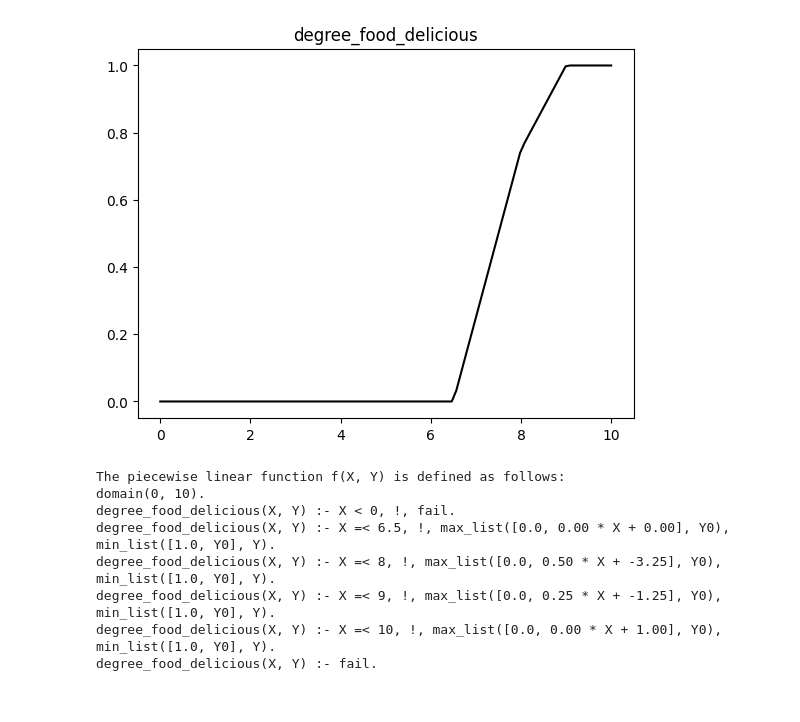
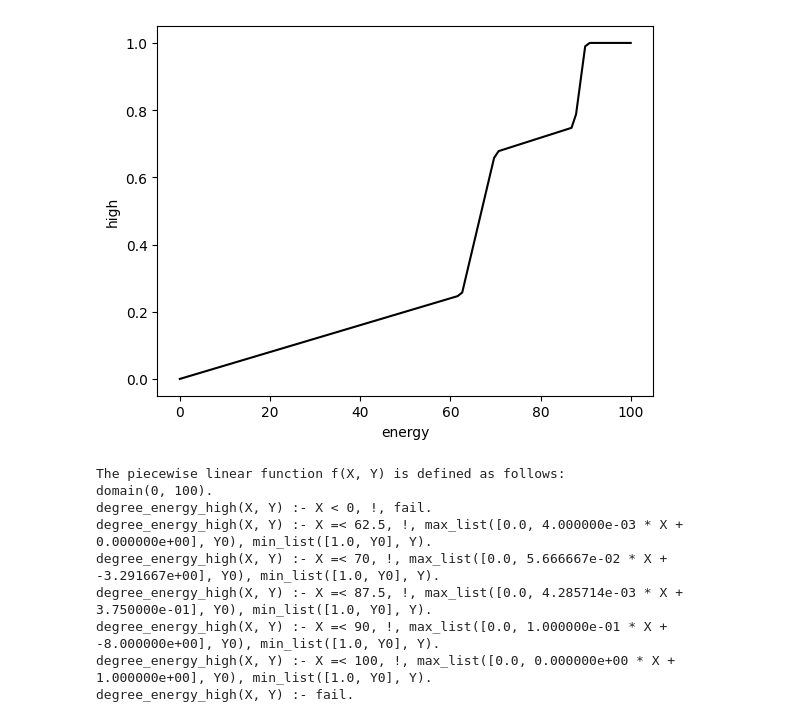
Before and after one commit to fusedbloxxer/ub-g11-krr, a Jupyter notebook: temp/main.ipynb, the cells around one changed output. Cells and saved outputs as stored; diff of their text form; code cells hidden in the pictures.

```diff
--- a/temp/main.ipynb
+++ b/temp/main.ipynb
@@ -119,12 +280,22 @@ degree_food_rancid(X, Y) :- fail.
 # %%
-plot_and_code('degree_food_delicious', [(0, 0), (6.5, 0), (8, 0.75), (9, 1), (10, 1)])
+degree_energy_high_points = [
+  (0, 0),
+  (62.5, 0.25),
+  (70, 0.675),
+  (87.5, 0.75),
+  (90, 1),
+  (100, 1)
+]
+
+plot_and_code('degree_energy_high', degree_energy_high_points)
 # %% [output]
-[figure, old version]
+[figure, new version]
 The piecewise linear function f(X, Y) is defined as follows:
-domain(0, 10).
-degree_food_delicious(X, Y) :- X < 0, !, fail.
-degree_food_delicious(X, Y) :- X =< 6.5, !, max_list([0.0, 0.00 * X + 0.00], Y0), min_list([1.0, Y0], Y).
-degree_food_delicious(X, Y) :- X =< 8, !, max_list([0.0, 0.50 * X + -3.25], Y0), min_list([1.0, Y0], Y).
-degree_food_delicious(X, Y) :- X =< 9, !, max_list([0.0, 0.25 * X + -1.25], Y0), min_list([1.0, Y0], Y).
-degree_food_delicious(X, Y) :- X =< 10, !, max_list([0.0, 0.00 * X + 1.00], Y0), min_list([1.0, Y0], Y).
-degree_food_delicious(X, Y) :- fail.
+domain(0, 100).
+degree_energy_high(X, Y) :- X < 0, !, fail.
+degree_energy_high(X, Y) :- X =< 62.5, !, max_list([0.0, 4.000000e-03 * X + 0.000000e+00], Y0), min_list([1.0, Y0], Y).
+degree_energy_high(X, Y) :- X =< 70, !, max_list([0.0, 5.666667e-02 * X + -3.291667e+00], Y0), min_list([1.0, Y0], Y).
+degree_energy_high(X, Y) :- X =< 87.5, !, max_list([0.0, 4.285714e-03 * X + 3.750000e-01], Y0), min_list([1.0, Y0], Y).
+degree_energy_high(X, Y) :- X =< 90, !, max_list([0.0, 1.000000e-01 * X + -8.000000e+00], Y0), min_list([1.0, Y0], Y).
+degree_energy_high(X, Y) :- X =< 100, !, max_list([0.0, 0.000000e+00 * X + 1.000000e+00], Y0), min_list([1.0, Y0], Y).
+degree_energy_high(X, Y) :- fail.
```
Also changed, not shown: parts of 18 cells of this notebook, 4 other files.
